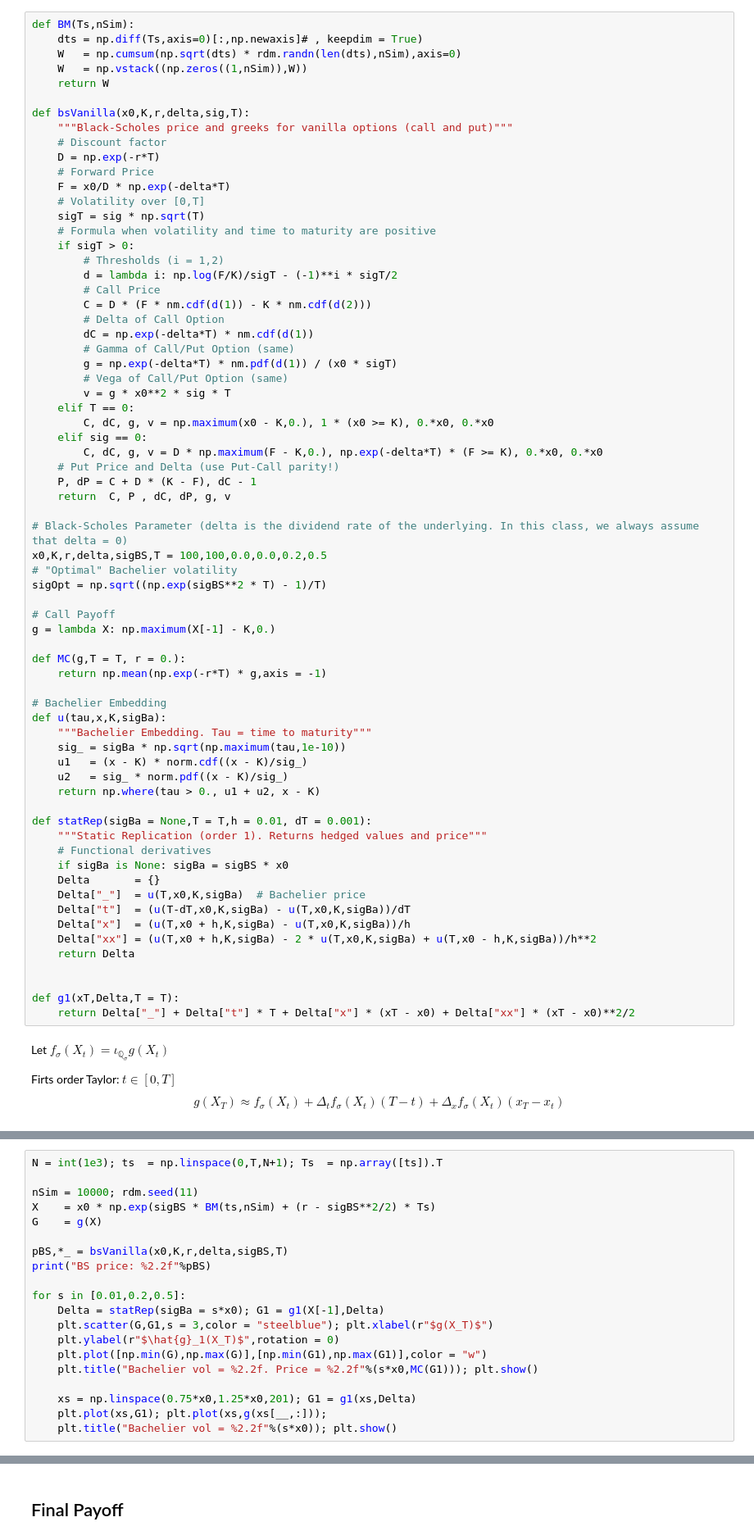
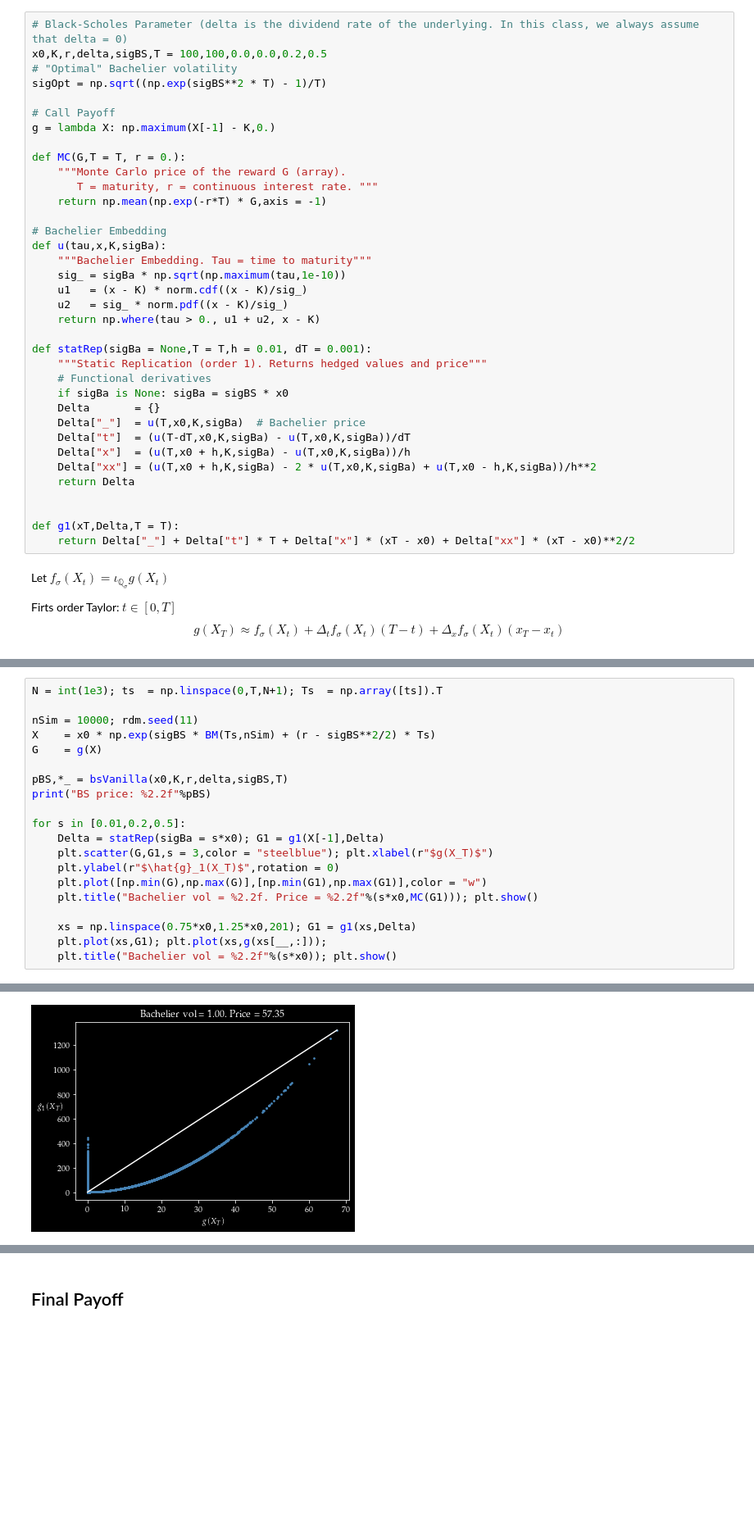
Before and after one commit to valentintissot/Signature-and-FTE, a Jupyter notebook: BachelierEmbedding.ipynb, the cells around one changed output, grey strips where cells are left out. Shown at 82% size. Drawn from its saved outputs; the diff is of its cells as text; blank space fills up the shorter version.

```diff
--- a/BachelierEmbedding.ipynb
+++ b/BachelierEmbedding.ipynb
@@ -35,40 +45,6 @@ import matplotlib.pyplot as plt; plt.style.use('dark_background')
 from cycler import cycler as cyc
 __ = np.newaxis
 # %%
-def BM(Ts,nSim):
-    dts = np.diff(Ts,axis=0)[:,np.newaxis]# , keepdim = True)
-    W   = np.cumsum(np.sqrt(dts) * rdm.randn(len(dts),nSim),axis=0)
-    W   = np.vstack((np.zeros((1,nSim)),W))
-    return W
-
-def bsVanilla(x0,K,r,delta,sig,T):
-    """Black-Scholes price and greeks for vanilla options (call and put)"""
-    # Discount factor
-    D = np.exp(-r*T)
-    # Forward Price
-    F = x0/D * np.exp(-delta*T)
-    # Volatility over [0,T]
-    sigT = sig * np.sqrt(T)
-    # Formula when volatility and time to maturity are positive
-    if sigT > 0:
-        # Thresholds (i = 1,2)
-        d = lambda i: np.log(F/K)/sigT - (-1)**i * sigT/2
-        # Call Price
-        C = D * (F * nm.cdf(d(1)) - K * nm.cdf(d(2)))
-        # Delta of Call Option
-        dC = np.exp(-delta*T) * nm.cdf(d(1))
-        # Gamma of Call/Put Option (same)
-        g = np.exp(-delta*T) * nm.pdf(d(1)) / (x0 * sigT)
-        # Vega of Call/Put Option (same)
-        v = g * x0**2 * sig * T
-    elif T == 0:
-        C, dC, g, v = np.maximum(x0 - K,0.), 1 * (x0 >= K), 0.*x0, 0.*x0
-    elif sig == 0:
-        C, dC, g, v = D * np.maximum(F - K,0.), np.exp(-delta*T) * (F >= K), 0.*x0, 0.*x0
-    # Put Price and Delta (use Put-Call parity!)
-    P, dP = C + D * (K - F), dC - 1
-    return  C, P , dC, dP, g, v
-
 # Black-Scholes Parameter (delta is the dividend rate of the underlying. In this class, we always assume that delta = 0)
 x0,K,r,delta,sigBS,T = 100,100,0.0,0.0,0.2,0.5
 # "Optimal" Bachelier volatility
@@ -77,8 +53,10 @@ sigOpt = np.sqrt((np.exp(sigBS**2 * T) - 1)/T)
 # Call Payoff
 g = lambda X: np.maximum(X[-1] - K,0.)
 
-def MC(g,T = T, r = 0.):
-    return np.mean(np.exp(-r*T) * g,axis = -1)
+def MC(G,T = T, r = 0.):
+    """Monte Carlo price of the reward G (array).
+       T = maturity, r = continuous interest rate. """
+    return np.mean(np.exp(-r*T) * G,axis = -1)
 
 # Bachelier Embedding
 def u(tau,x,K,sigBa):
@@ -115,7 +89,7 @@ NameError: name 'G1' is not defined
 N = int(1e3); ts  = np.linspace(0,T,N+1); Ts  = np.array([ts]).T
 
 nSim = 10000; rdm.seed(11)
-X    = x0 * np.exp(sigBS * BM(ts,nSim) + (r - sigBS**2/2) * Ts)
+X    = x0 * np.exp(sigBS * BM(Ts,nSim) + (r - sigBS**2/2) * Ts)
 G    = g(X)
 
 pBS,*_ = bsVanilla(x0,K,r,delta,sigBS,T)
@@ -131,3 +105,4 @@ for s in [0.01,0.2,0.5]:
     xs = np.linspace(0.75*x0,1.25*x0,201); G1 = g1(xs,Delta)
     plt.plot(xs,G1); plt.plot(xs,g(xs[__,:]));
     plt.title("Bachelier vol = %2.2f"%(s*x0)); plt.show()
+# %% [output]
@@ -133,0 +110 @@ for s in [0.01,0.2,0.5]:
+[figure, added]
```
Also changed, not shown: parts of 7 cells of this notebook, 2 other files.
